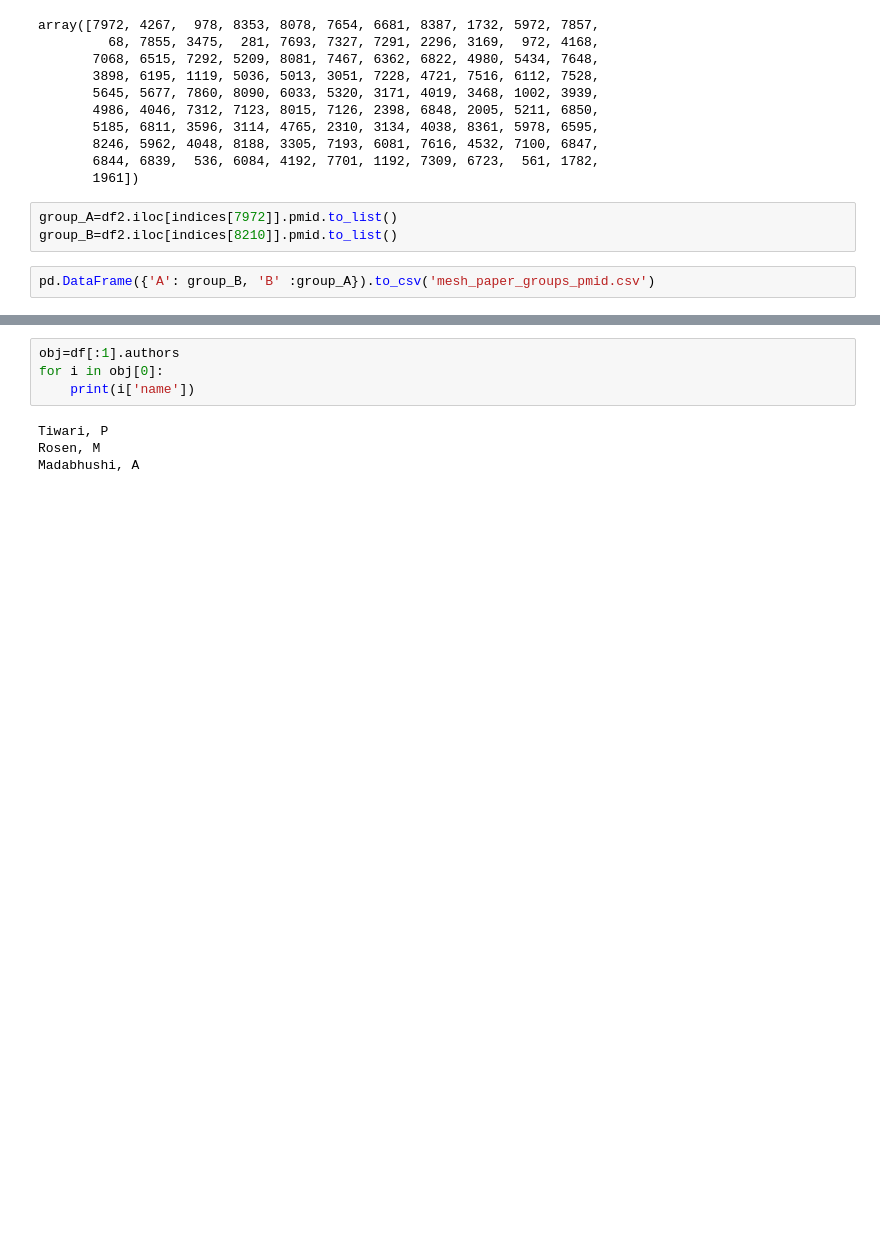
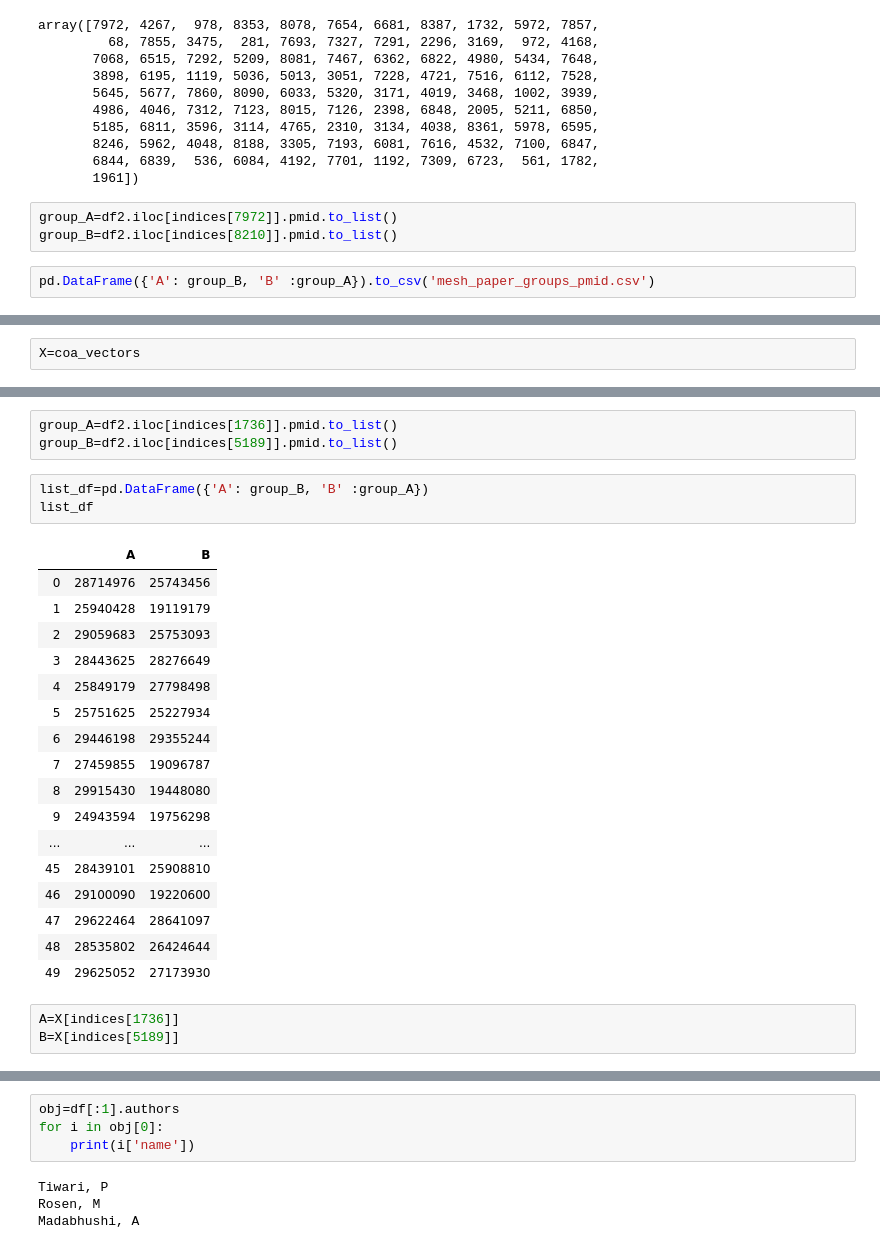
Before and after one commit to ShaulSolomon/academix-ydata-project-truncated, a Jupyter notebook: code/5_temp_get_names.ipynb, the cells around one changed output, grey strips where cells are left out. Cells and saved outputs as stored; diff of their text form; blank space fills up the shorter version.

```diff
--- a/code/5_temp_get_names.ipynb
+++ b/code/5_temp_get_names.ipynb
@@ -203,0 +269,2 @@ pd.DataFrame({'A': group_B, 'B' :group_A}).to_csv('mesh_paper_groups_pmid.csv')
+# %%
+X=coa_vectors
@@ -203,0 +305,27 @@ pd.DataFrame({'A': group_B, 'B' :group_A}).to_csv('mesh_paper_groups_pmid.csv')
+# %%
+group_A=df2.iloc[indices[1736]].pmid.to_list()
+group_B=df2.iloc[indices[5189]].pmid.to_list()
+# %%
+list_df=pd.DataFrame({'A': group_B, 'B' :group_A})
+list_df
+# %% [output]
+|  | A | B |
+| 0 | 28714976 | 25743456 |
+| 1 | 25940428 | 19119179 |
+| 2 | 29059683 | 25753093 |
+| 3 | 28443625 | 28276649 |
+| 4 | 25849179 | 27798498 |
+| 5 | 25751625 | 25227934 |
+| 6 | 29446198 | 29355244 |
+| 7 | 27459855 | 19096787 |
+| 8 | 29915430 | 19448080 |
+| 9 | 24943594 | 19756298 |
+| ... | ... | ... |
+| 45 | 28439101 | 25908810 |
+| 46 | 29100090 | 19220600 |
+| 47 | 29622464 | 28641097 |
+| 48 | 28535802 | 26424644 |
+| 49 | 29625052 | 27173930 |
+# %%
+A=X[indices[1736]]
+B=X[indices[5189]]
```
Also changed, not shown: parts of 23 cells of this notebook, 4 other files.
